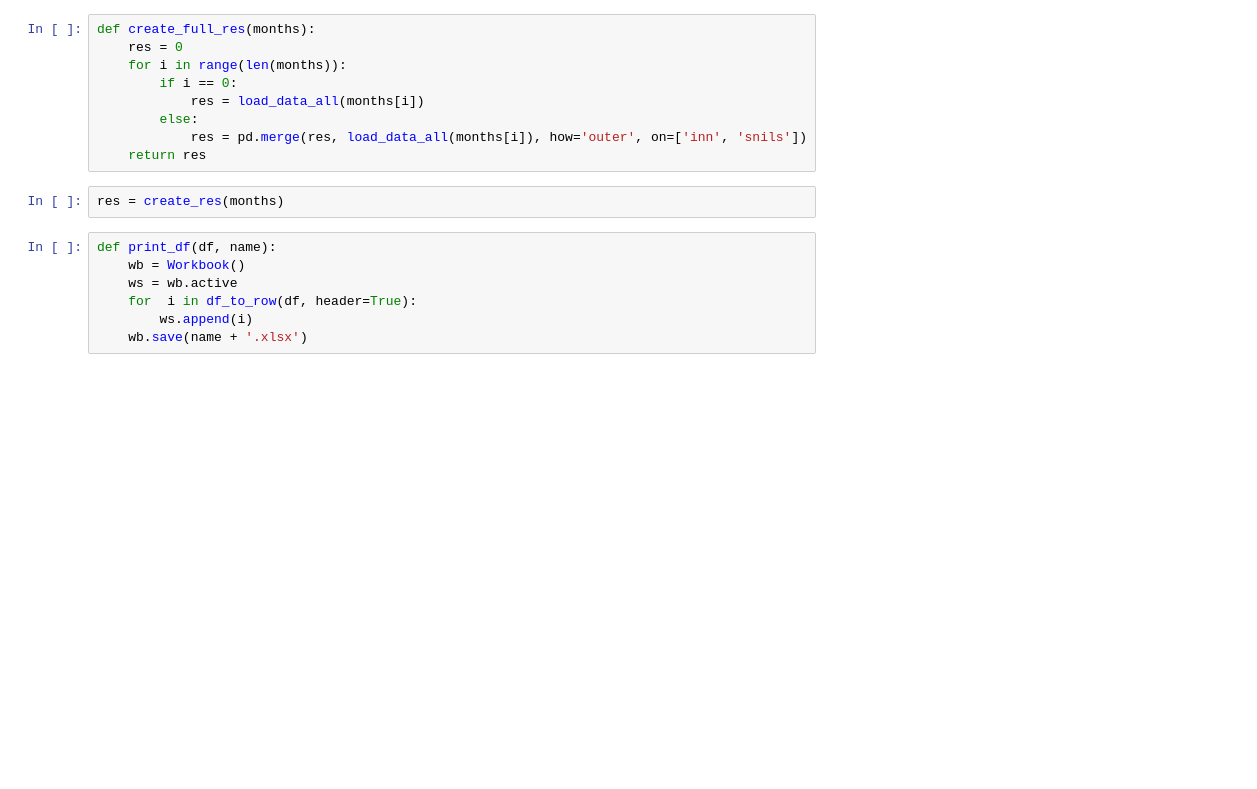
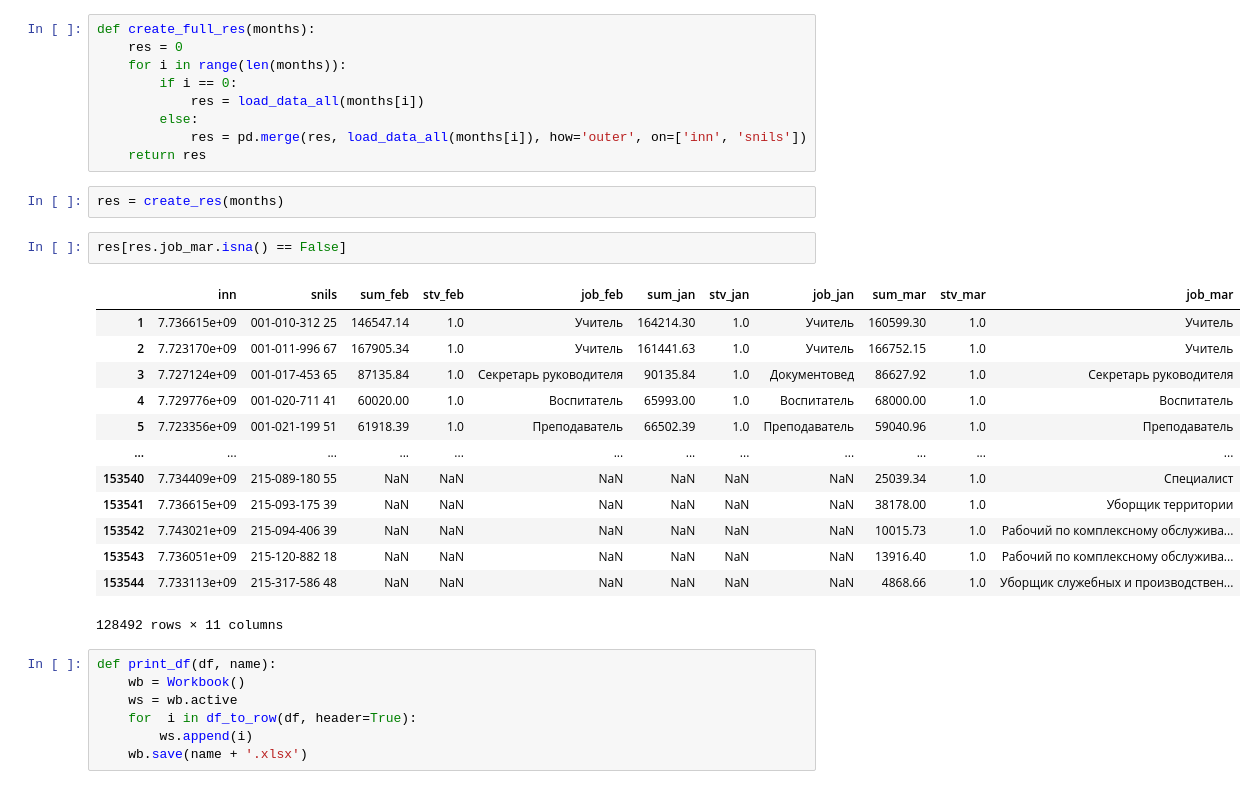
Before and after one commit to Mr-Maxraw/cfo-parser, a Jupyter notebook: counting/szp.ipynb, the cells around one changed output. Cells and saved outputs as stored; diff of their text form; blank space fills up the shorter version.

```diff
--- a/counting/szp.ipynb
+++ b/counting/szp.ipynb
@@ -116,6 +116,22 @@ def create_full_res(months):
     return res
 # %%
 res = create_res(months)
+# %%
+res[res.job_mar.isna() == False]
+# %% [output]
+|  | inn | snils | sum_feb | stv_feb | job_feb | sum_jan | stv_jan | job_jan | sum_mar | stv_mar | job_mar |
+| 1 | 7.736615e+09 | 001-010-312 25 | 146547.14 | 1.0 | Учитель | 164214.30 | 1.0 | Учитель | 160599.30 | 1.0 | Учитель |
+| 2 | 7.723170e+09 | 001-011-996 67 | 167905.34 | 1.0 | Учитель | 161441.63 | 1.0 | Учитель | 166752.15 | 1.0 | Учитель |
+| 3 | 7.727124e+09 | 001-017-453 65 | 87135.84 | 1.0 | Секретарь руководителя | 90135.84 | 1.0 | Документовед | 86627.92 | 1.0 | Секретарь руководителя |
+| 4 | 7.729776e+09 | 001-020-711 41 | 60020.00 | 1.0 | Воспитатель | 65993.00 | 1.0 | Воспитатель | 68000.00 | 1.0 | Воспитатель |
+| 5 | 7.723356e+09 | 001-021-199 51 | 61918.39 | 1.0 | Преподаватель | 66502.39 | 1.0 | Преподаватель | 59040.96 | 1.0 | Преподаватель |
+| ... | ... | ... | ... | ... | ... | ... | ... | ... | ... | ... | ... |
+| 153540 | 7.734409e+09 | 215-089-180 55 | NaN | NaN | NaN | NaN | NaN | NaN | 25039.34 | 1.0 | Специалист |
+| 153541 | 7.736615e+09 | 215-093-175 39 | NaN | NaN | NaN | NaN | NaN | NaN | 38178.00 | 1.0 | Уборщик территории |
+| 153542 | 7.743021e+09 | 215-094-406 39 | NaN | NaN | NaN | NaN | NaN | NaN | 10015.73 | 1.0 | Рабочий по комплексному обслужива... |
+| 153543 | 7.736051e+09 | 215-120-882 18 | NaN | NaN | NaN | NaN | NaN | NaN | 13916.40 | 1.0 | Рабочий по комплексному обслужива... |
+| 153544 | 7.733113e+09 | 215-317-586 48 | NaN | NaN | NaN | NaN | NaN | NaN | 4868.66 | 1.0 | Уборщик служебных и производствен... |
+128492 rows × 11 columns
 # %%
 def print_df(df, name):
     wb = Workbook()
```
Also changed, not shown: 1 other file.
